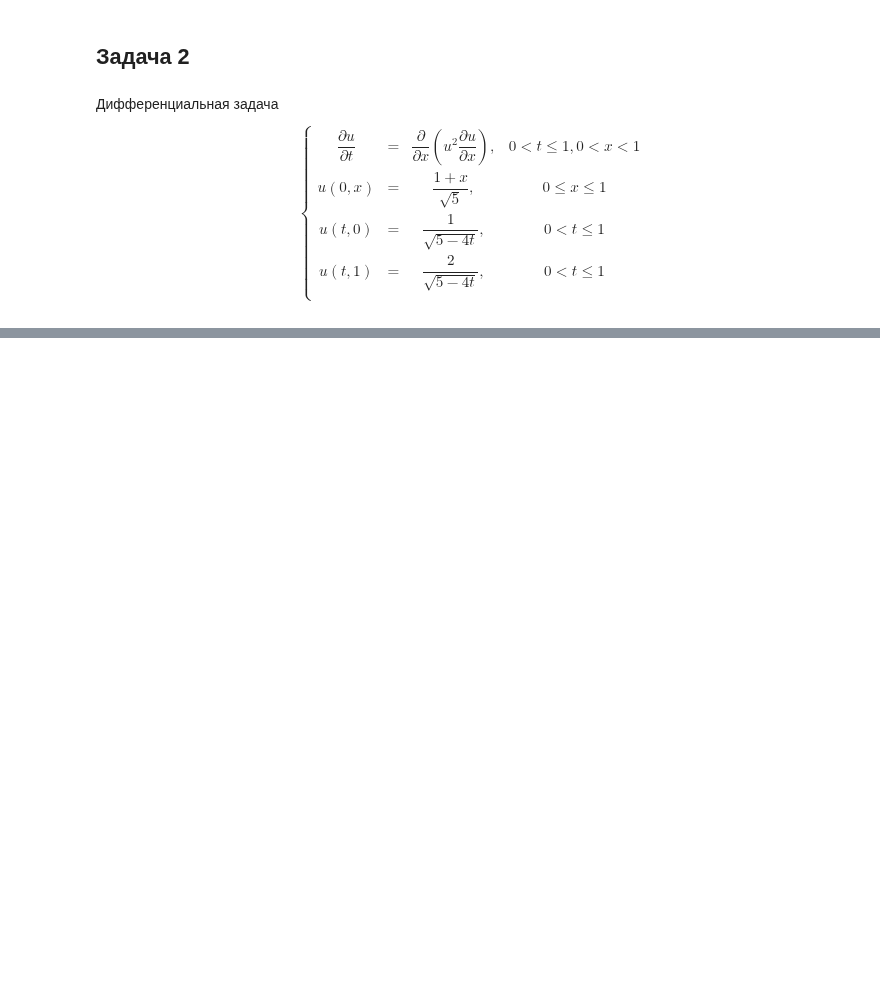
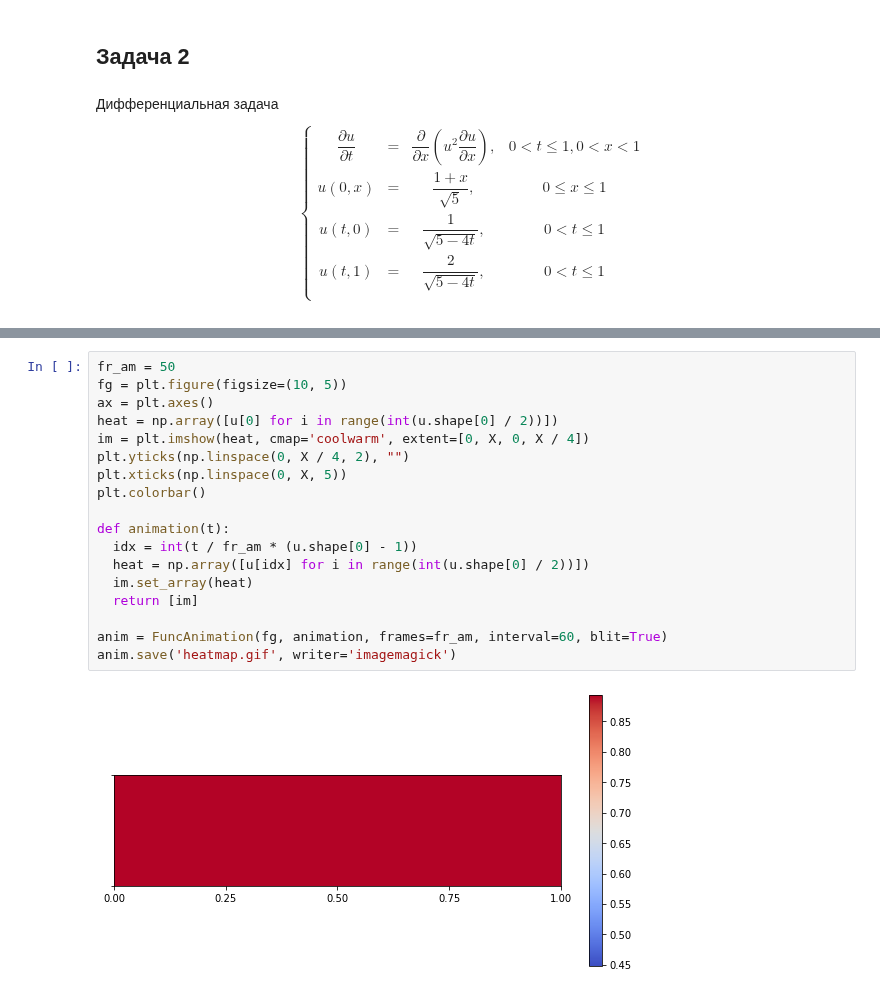
Before and after one commit to derzhavin3016/CompMath, a Jupyter notebook: Lab11/Lab11.ipynb, the cells around one changed output, grey strips where cells are left out. Cells and saved outputs as stored; diff of their text form; blank space fills up the shorter version.

```diff
--- a/Lab11/Lab11.ipynb
+++ b/Lab11/Lab11.ipynb
@@ -23,0 +191,20 @@ from matplotlib import pyplot as plt
+# %%
+fr_am = 50
+fg = plt.figure(figsize=(10, 5))
+ax = plt.axes()
+heat = np.array([u[0] for i in range(int(u.shape[0] / 2))])
+im = plt.imshow(heat, cmap='coolwarm', extent=[0, X, 0, X / 4])
+plt.yticks(np.linspace(0, X / 4, 2), "")
+plt.xticks(np.linspace(0, X, 5))
+plt.colorbar()
+
+def animation(t):
+  idx = int(t / fr_am * (u.shape[0] - 1))
+  heat = np.array([u[idx] for i in range(int(u.shape[0] / 2))])
+  im.set_array(heat)
+  return [im]
+
+anim = FuncAnimation(fg, animation, frames=fr_am, interval=60, blit=True)
+anim.save('heatmap.gif', writer='imagemagick')
+# %% [output]
+[figure, added]
```
Also changed, not shown: parts of 8 cells of this notebook.
